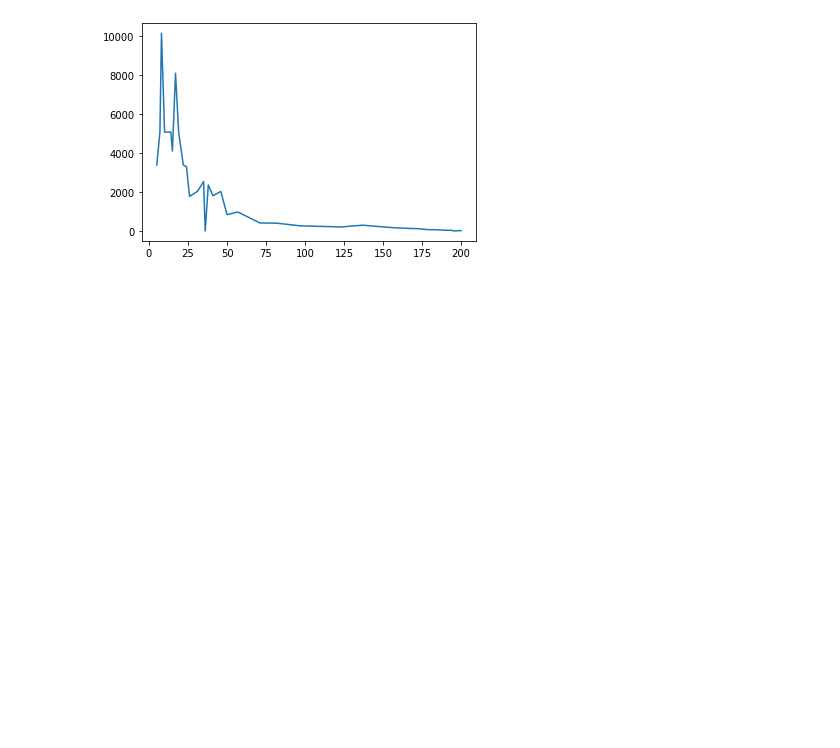
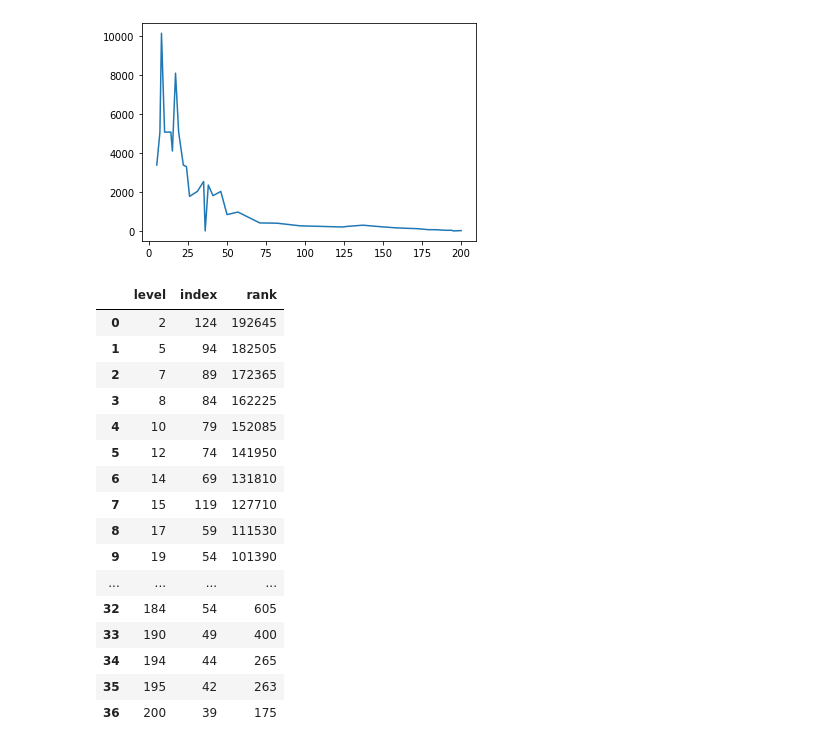
Before and after one commit to geospiza-fortis/ml-player-growth, a Jupyter notebook: notebooks/2021-05-08-level-distribution.ipynb, the cells around one changed output. Cells and saved outputs as stored; diff of their text form; code cells hidden in the pictures; blank space fills up the shorter version.

```diff
--- a/notebooks/2021-05-08-level-distribution.ipynb
+++ b/notebooks/2021-05-08-level-distribution.ipynb
@@ -191,6 +191,27 @@ plt.plot(buckets.level, buckets.n)
 # %% [output]
 [<matplotlib.lines.Line2D at 0x...>]
 [figure]
+# %%
+buckets = df_full.groupby("level").max("rank").reset_index()
+buckets
+# %% [output]
+|  | level | index | rank |
+| 0 | 2 | 124 | 192645 |
+| 1 | 5 | 94 | 182505 |
+| 2 | 7 | 89 | 172365 |
+| 3 | 8 | 84 | 162225 |
+| 4 | 10 | 79 | 152085 |
+| 5 | 12 | 74 | 141950 |
+| 6 | 14 | 69 | 131810 |
+| 7 | 15 | 119 | 127710 |
+| 8 | 17 | 59 | 111530 |
+| 9 | 19 | 54 | 101390 |
+| ... | ... | ... | ... |
+| 32 | 184 | 54 | 605 |
+| 33 | 190 | 49 | 400 |
+| 34 | 194 | 44 | 265 |
+| 35 | 195 | 42 | 263 |
+| 36 | 200 | 39 | 175 |
 # %%
 from scipy.optimize import curve_fit
 from scipy.stats import chisquare
```
Also changed, not shown: parts of 7 cells of this notebook, 1 other file.
